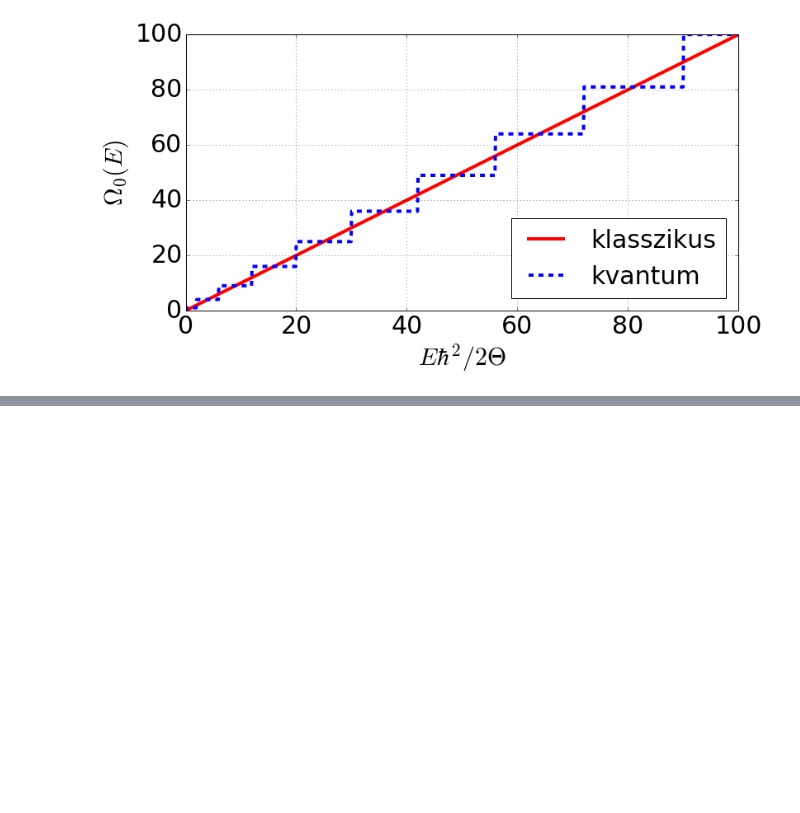
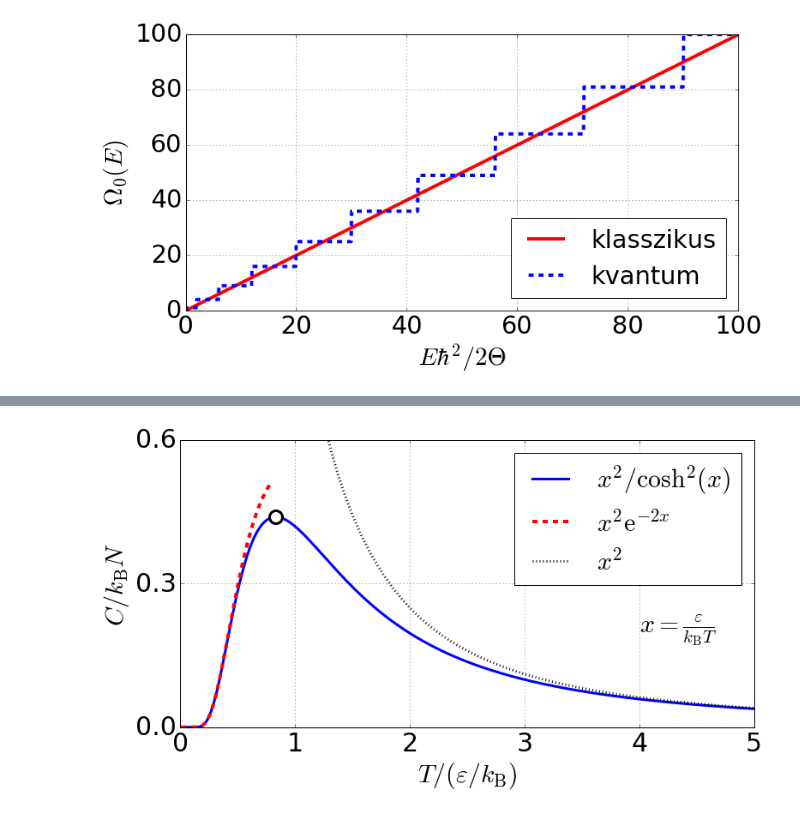
Before and after one commit to oroszl/statfiz-gyak, a Jupyter notebook: Fig/02-Mikrokanonikus.ipynb, the cells around one changed output, grey strips where cells are left out. Saved outputs shown, nothing was run; the diff lists cells and outputs as text; code cells hidden in the pictures; blank space fills up the shorter version.

```diff
--- a/Fig/02-Mikrokanonikus.ipynb
+++ b/Fig/02-Mikrokanonikus.ipynb
@@ -48,0 +115,19 @@ savefig('rotator_Omega.png',pad_inches=0.0,bbox_inches='tight')
+# %%
+t=linspace(0.01,5,1000)
+tt=linspace(0.01,0.8,1000)
+figure(figsize=(12,6))
+plot(t,1/t**2/cosh(1/t)**2,lw=3,label=r'$x^2/\cosh^2(x)$');
+plot(tt,4/tt**2*exp(-2/tt),'r--',lw=4,label=r'$x^2\mathrm{e}^{-2x}$');
+plot(t,1/t**2,'k:',lw=3,label=r'$x^2$');
+plot(1/x0,x0**2/cosh(x0)**2,'o',mec='black',mfc='white',markersize=15,markeredgewidth=3)
+xlabel(r'$T/(\varepsilon/k_\mathrm{B})$',fontsize=fs)
+xticks(linspace(0,5,6),fontsize=fs)
+ylabel(r'$C/k_\mathrm{B}N$',fontsize=fs)
+yticks(linspace(0,0.6,3),fontsize=fs);
+ylim(0,0.6)
+grid()
+text(4,0.2,r'$x=\frac{\varepsilon}{k_\mathrm{B}T}$',fontsize=fs)
+legend(fontsize=fs)
+savefig('N2all_hokapacitas.png',pad_inches=0.0,bbox_inches='tight')
+# %% [output]
+[figure, added]
```
Also changed, not shown: parts of 14 cells of this notebook, 8 other files.
